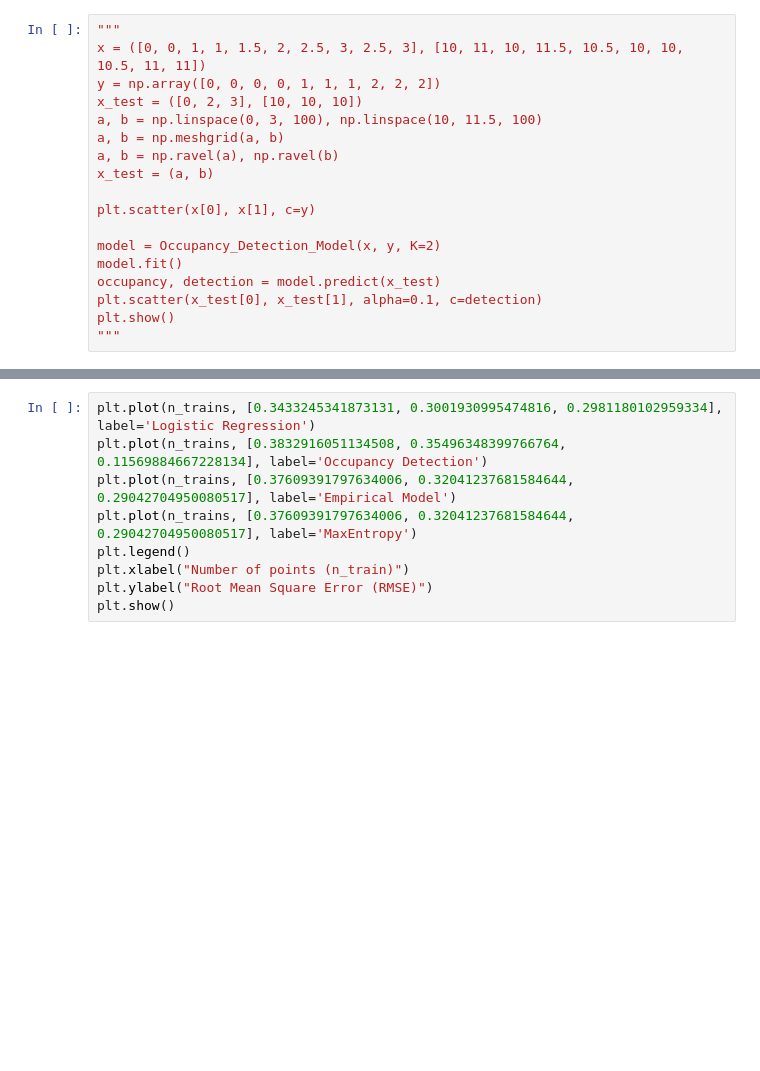
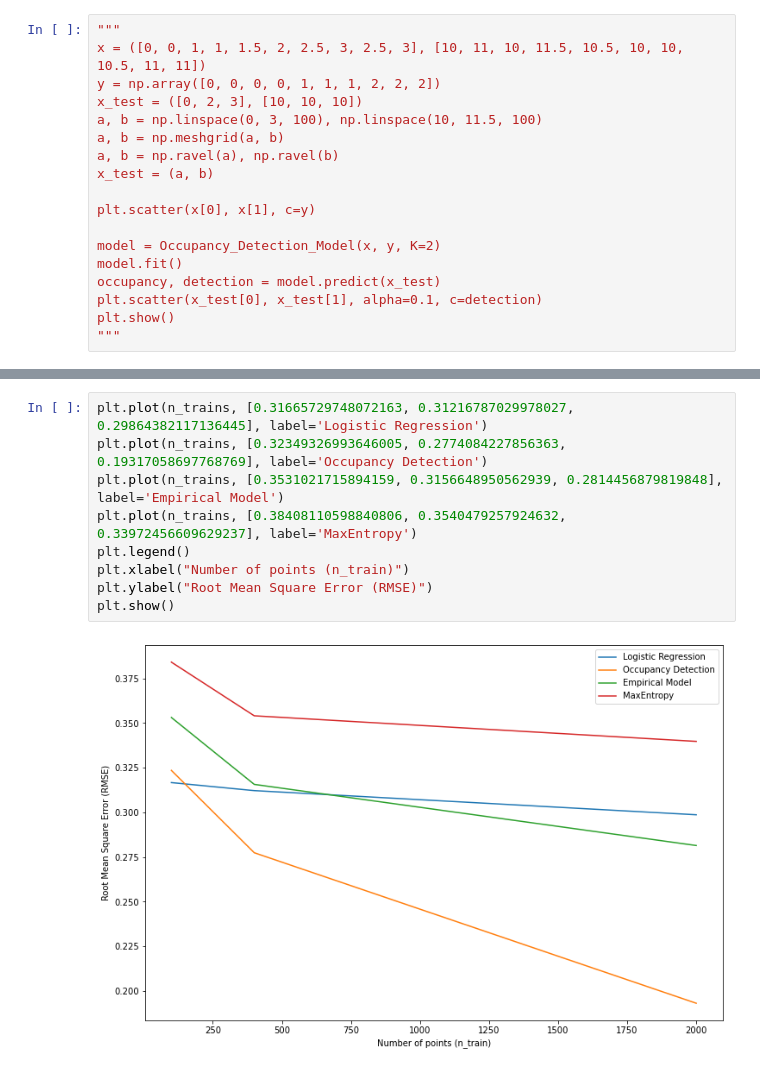
Before and after one commit to XavierMinesParis/SDM, a Jupyter notebook: simulations.ipynb, the cells around one changed output, grey strips where cells are left out. Drawn from its saved outputs; the diff is of its cells as text; blank space fills up the shorter version.

```diff
--- a/simulations.ipynb
+++ b/simulations.ipynb
@@ -468,9 +507,11 @@ June 20. 2pm RIRE
 # %%
-plt.plot(n_trains, [0.3433245341873131, 0.3001930995474816, 0.2981180102959334], label='Logistic Regression')
-plt.plot(n_trains, [0.3832916051134508, 0.35496348399766764, 0.11569884667228134], label='Occupancy Detection')
-plt.plot(n_trains, [0.37609391797634006, 0.32041237681584644, 0.29042704950080517], label='Empirical Model')
-plt.plot(n_trains, [0.37609391797634006, 0.32041237681584644, 0.29042704950080517], label='MaxEntropy')
+plt.plot(n_trains, [0.31665729748072163, 0.31216787029978027, 0.29864382117136445], label='Logistic Regression')
+plt.plot(n_trains, [0.32349326993646005, 0.2774084227856363, 0.19317058697768769], label='Occupancy Detection')
+plt.plot(n_trains, [0.3531021715894159, 0.3156648950562939, 0.2814456879819848], label='Empirical Model')
+plt.plot(n_trains, [0.38408110598840806, 0.3540479257924632, 0.33972456609629237], label='MaxEntropy')
 plt.legend()
 plt.xlabel("Number of points (n_train)")
 plt.ylabel("Root Mean Square Error (RMSE)")
 plt.show()
+# %% [output]
+[figure, added]
```
Also changed, not shown: parts of 7 cells of this notebook, 13 other files.
